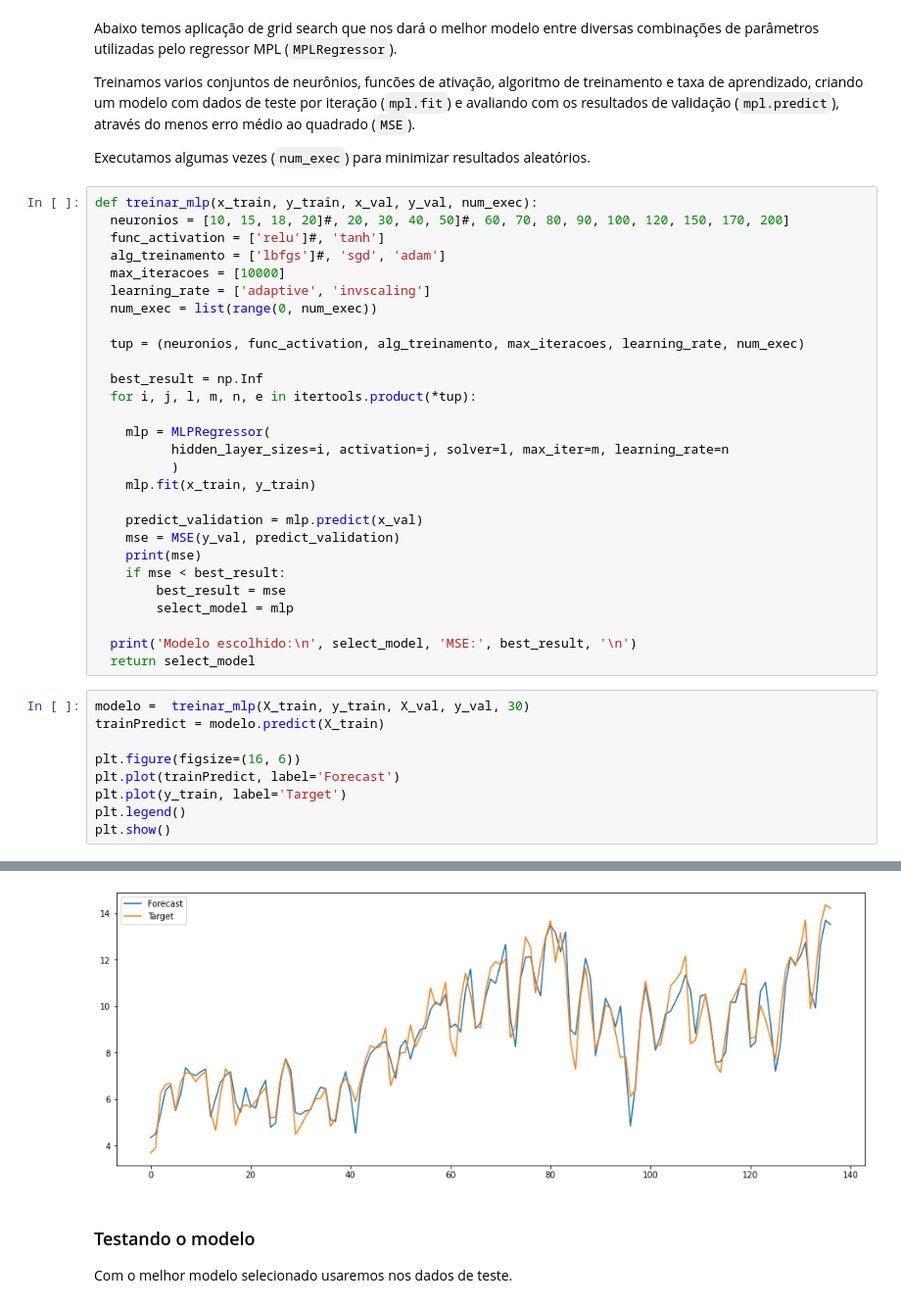
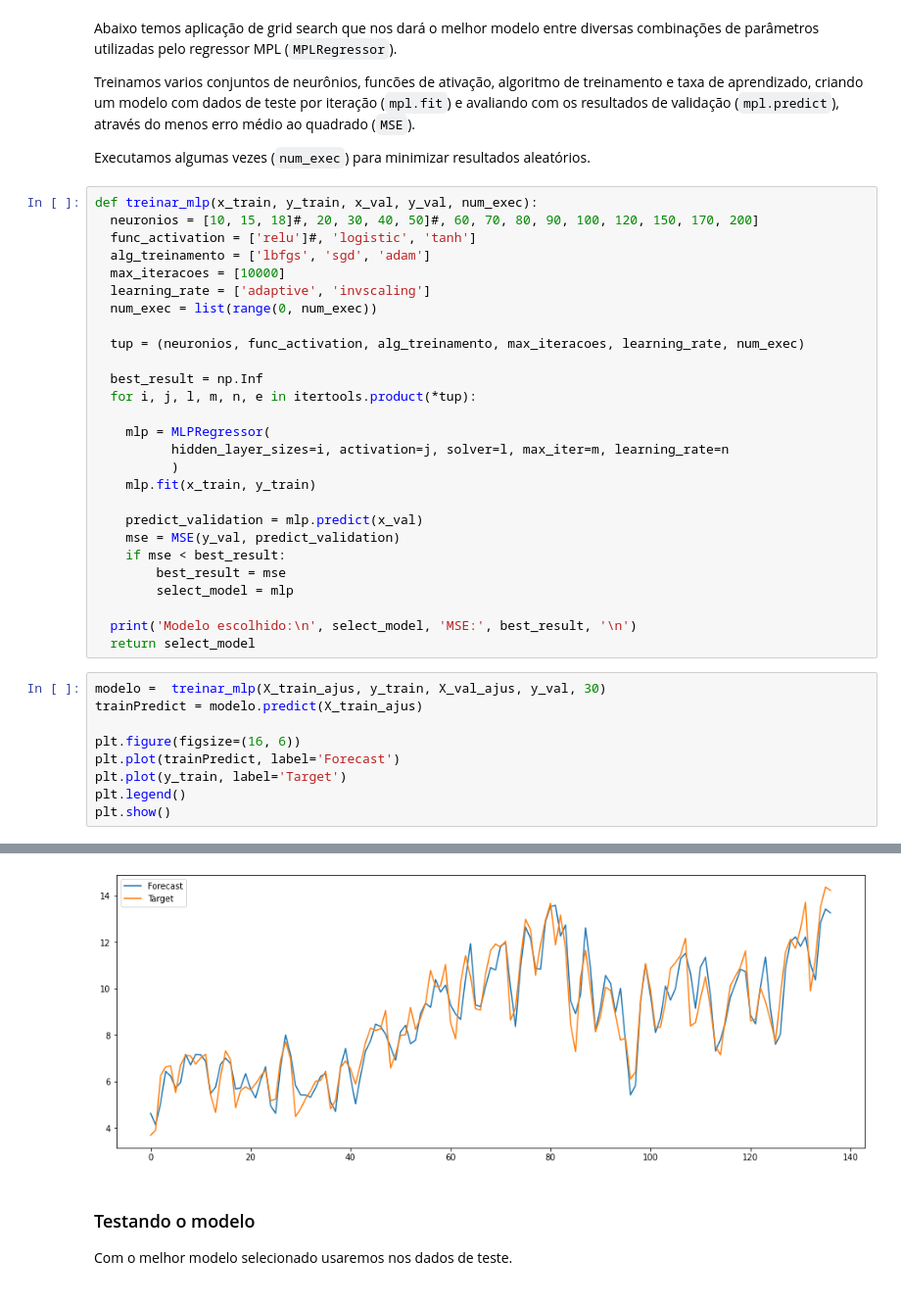
Before and after one commit to bernarducs/code_chunks, a Jupyter notebook: Projeto_Séries_Temporais.ipynb, the cells around one changed output, grey strips where cells are left out. Shown at 98% size. Saved outputs shown, nothing was run; the diff lists cells and outputs as text.

```diff
--- a/Projeto_Séries_Temporais.ipynb
+++ b/Projeto_Séries_Temporais.ipynb
@@ -336,9 +339,9 @@ Treinamos varios conjuntos de neurônios, funcões de ativação, algoritmo de t
 Executamos algumas vezes (`num_exec`) para minimizar resultados aleatórios.
 # %%
 def treinar_mlp(x_train, y_train, x_val, y_val, num_exec):
-  neuronios = [10, 15, 18, 20]#, 20, 30, 40, 50]#, 60, 70, 80, 90, 100, 120, 150, 170, 200]
-  func_activation = ['relu']#, 'tanh']
-  alg_treinamento = ['lbfgs']#, 'sgd', 'adam']
+  neuronios = [10, 15, 18]#, 20, 30, 40, 50]#, 60, 70, 80, 90, 100, 120, 150, 170, 200]
+  func_activation = ['relu']#, 'logistic', 'tanh']
+  alg_treinamento = ['lbfgs', 'sgd', 'adam']
   max_iteracoes = [10000]
   learning_rate = ['adaptive', 'invscaling']
   num_exec = list(range(0, num_exec))
@@ -355,7 +358,6 @@ def treinar_mlp(x_train, y_train, x_val, y_val, num_exec):
 
     predict_validation = mlp.predict(x_val)
     mse = MSE(y_val, predict_validation)
-    print(mse)
     if mse < best_result:
         best_result = mse
         select_model = mlp
@@ -363,8 +365,8 @@ def treinar_mlp(x_train, y_train, x_val, y_val, num_exec):
   print('Modelo escolhido:\n', select_model, 'MSE:', best_result, '\n')
   return select_model
 # %%
-modelo =  treinar_mlp(X_train, y_train, X_val, y_val, 30)
-trainPredict = modelo.predict(X_train)
+modelo =  treinar_mlp(X_train_ajus, y_train, X_val_ajus, y_val, 30)
+trainPredict = modelo.predict(X_train_ajus)
 
 plt.figure(figsize=(16, 6))
 plt.plot(trainPredict, label='Forecast')
@@ -392,4 +386,4 @@ plt.show()
-[figure, old version]
+[figure, new version]
 # %% [markdown]
 ### Testando o modelo
 
```
Also changed, not shown: parts of 14 cells of this notebook.
